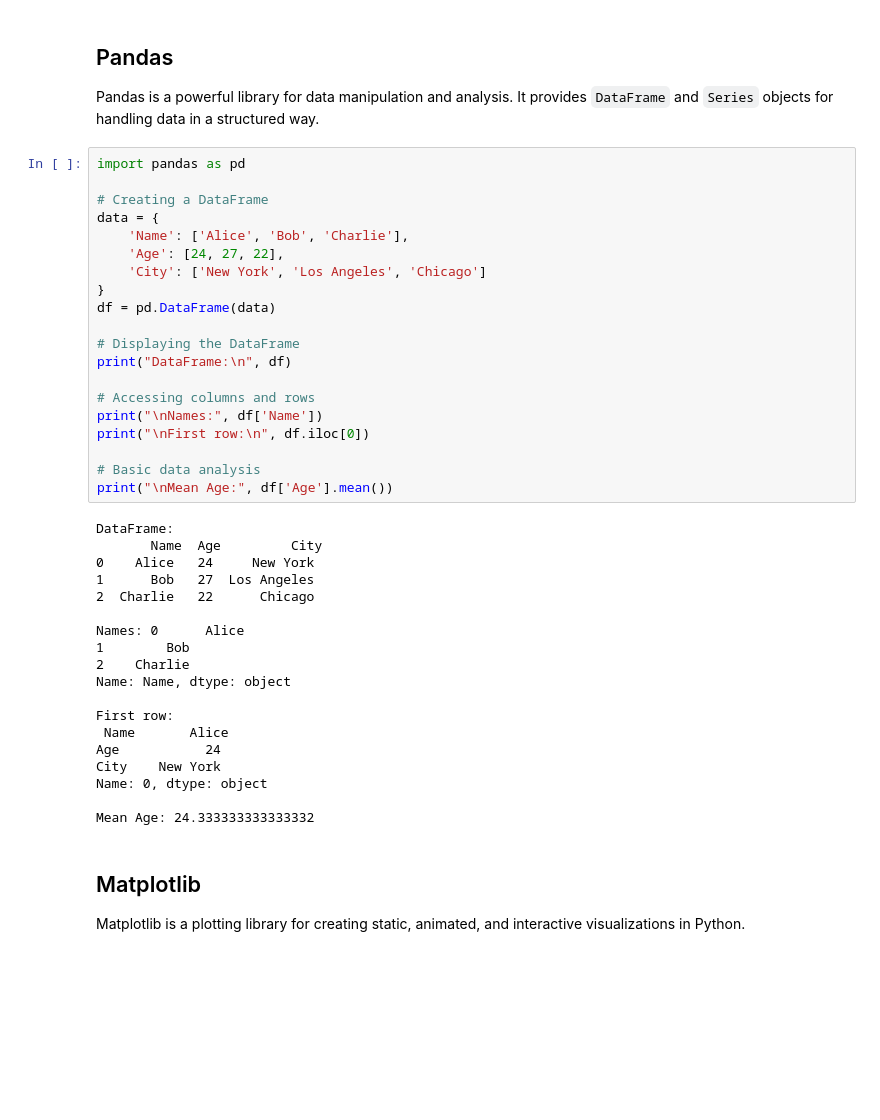
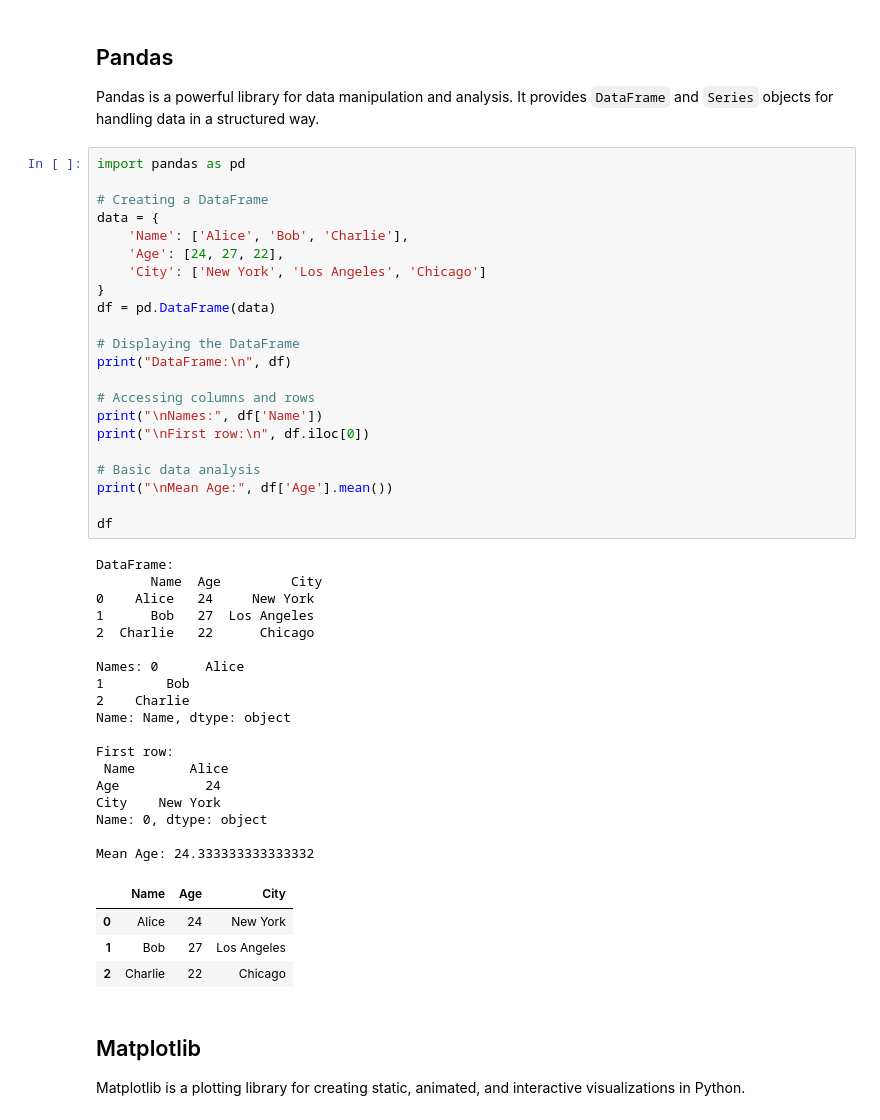
Before and after one commit to ituacm/ITU-ACM-24-25-Machine-Learning-Course, a Jupyter notebook: lecture1/lecture1.ipynb, the cells around one changed output. Cells and saved outputs as stored; diff of their text form; blank space fills up the shorter version.

```diff
--- a/lecture1/lecture1.ipynb
+++ b/lecture1/lecture1.ipynb
@@ -216,33 +216,39 @@ data = {
 df = pd.DataFrame(data)
 
 # Displaying the DataFrame
 print("DataFrame:\n", df)
 
 # Accessing columns and rows
 print("\nNames:", df['Name'])
 print("\nFirst row:\n", df.iloc[0])
 
 # Basic data analysis
 print("\nMean Age:", df['Age'].mean())
+
+df
 # %% [output]
 DataFrame:
        Name  Age         City
 0    Alice   24     New York
 1      Bob   27  Los Angeles
 2  Charlie   22      Chicago
 
 Names: 0      Alice
 1        Bob
 2    Charlie
 Name: Name, dtype: object
 
 First row:
  Name       Alice
 Age           24
 City    New York
 Name: 0, dtype: object
 
 Mean Age: 24.333333333333332
+|  | Name | Age | City |
+| 0 | Alice | 24 | New York |
+| 1 | Bob | 27 | Los Angeles |
+| 2 | Charlie | 22 | Chicago |
 # %% [markdown]
 ## Matplotlib
 Matplotlib is a plotting library for creating static, animated, and interactive visualizations in Python.
```
Also changed, not shown: parts of 2 cells of this notebook, 3 other files.
